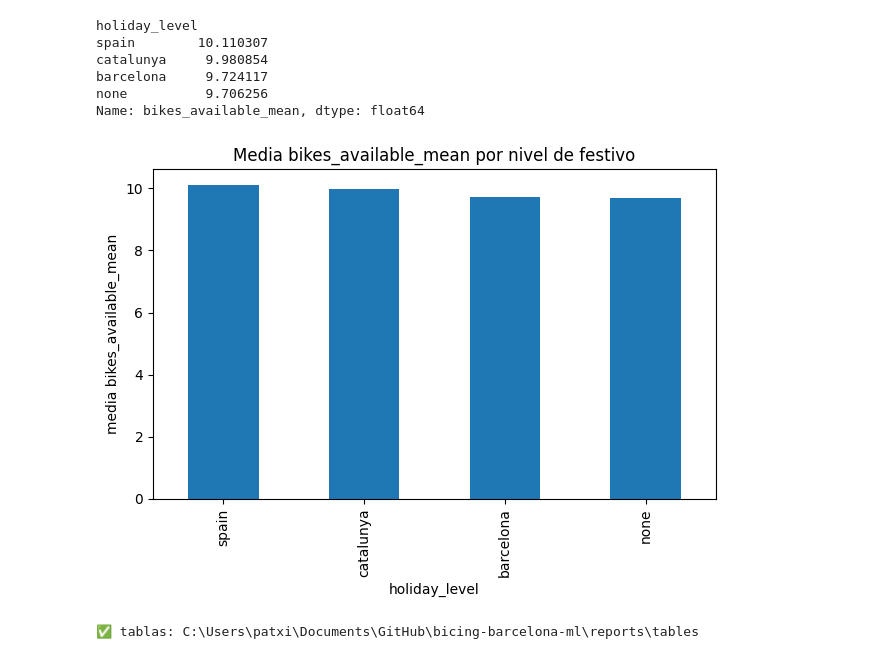
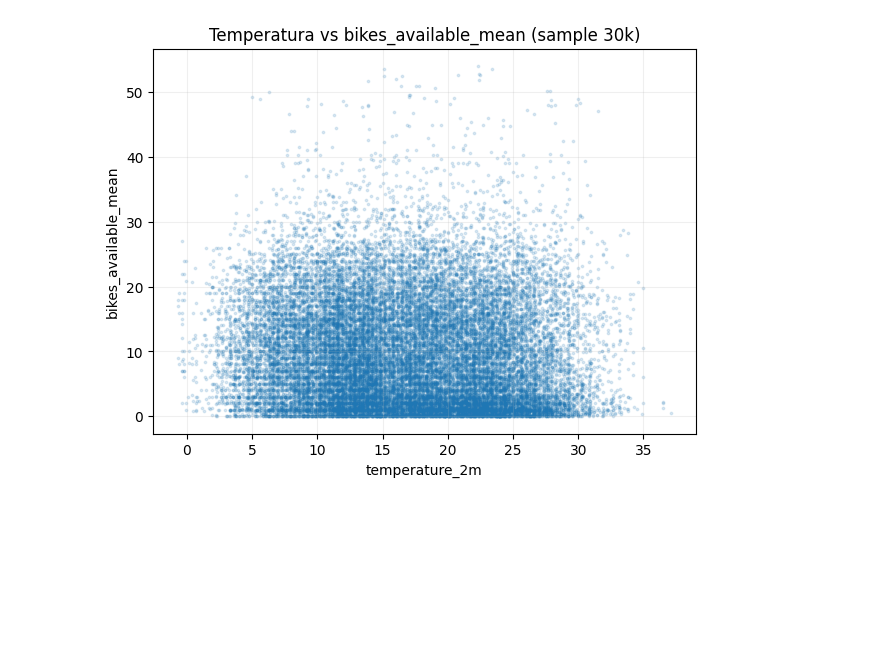
Before and after one commit to itspatxi/bicing-barcelona-ml, a Jupyter notebook: notebooks/eda/EDA_holidays.ipynb, the cells around one changed output. Drawn from its saved outputs; the diff is of its cells as text; code cells hidden in the pictures; blank space fills up the shorter version.

```diff
--- a/notebooks/eda/EDA_holidays.ipynb
+++ b/notebooks/eda/EDA_holidays.ipynb
@@ -115,16 +152,0 @@ mean holiday: 10.017738778877225
-# %%
-df["hour"] = df["time_hour"].dt.hour
-
-g = df.groupby(["hour", "is_holiday_any"], as_index=False)["bikes_available_mean"].mean()
-g0 = g[g["is_holiday_any"] == 0].set_index("hour")["bikes_available_mean"]
-g1 = g[g["is_holiday_any"] == 1].set_index("hour")["bikes_available_mean"]
-
-plt.figure()
-plt.plot(g0.index, g0.values, label="No festivo")
-plt.plot(g1.index, g1.values, label="Festivo (any)")
-plt.title("Media de bikes disponibles por hora")
-plt.xlabel("Hora")
-plt.ylabel("bikes_available_mean (media)")
-plt.legend()
-plt.tight_layout()
-plt.show()
@@ -197,43 +153,11 @@ hol_days.head(20)
-# %%
-def label_scope(row):
-    if int(row.get("is_holiday_barcelona", 0) or 0) == 1:
-        return "barcelona"
-    if int(row.get("is_holiday_catalunya", 0) or 0) == 1:
-        return "catalunya"
-    if int(row.get("is_holiday_spain", 0) or 0) == 1:
-        return "spain"
-    return "none"
-
-df["holiday_level"] = df.apply(label_scope, axis=1)
-
-scope_means = df.groupby("holiday_level")["bikes_available_mean"].mean().sort_values(ascending=False)
-scope_means
-# %% [output]
-holiday_level
-spain        10.110307
-catalunya     9.980854
-barcelona     9.724117
-none          9.706256
-Name: bikes_available_mean, dtype: float64
-# %%
-plt.figure()
-scope_means.plot(kind="bar")
-plt.title("Media bikes_available_mean por nivel de festivo")
-plt.ylabel("media bikes_available_mean")
-plt.tight_layout()
-plt.show()
-# %% [output]
-[figure, removed]
-# %%
-out_tables = ROOT / "reports" / "tables"
-out_figs = ROOT / "reports" / "figures"
-out_tables.mkdir(parents=True, exist_ok=True)
-out_figs.mkdir(parents=True, exist_ok=True)
-
-# Tablas
-wide.to_csv(out_tables / "eda_holiday_impact_by_hour.csv", index=True)
-hol_days.to_csv(out_tables / "eda_holiday_days_sample.csv", index=False)
-
-print("✅ tablas:", out_tables)
-# %% [output]
-✅ tablas: C:\Users\patxi\Documents\GitHub\bicing-barcelona-ml\reports\tables
+# %%
+tmp = df.sample(30000, random_state=7)  # para que no explote
+plt.figure(figsize=(7,5))
+plt.scatter(tmp["temperature_2m"], tmp["bikes_available_mean"], s=3, alpha=0.15)
+plt.title("Temperatura vs bikes_available_mean (sample 30k)")
+plt.xlabel("temperature_2m")
+plt.ylabel("bikes_available_mean")
+plt.grid(True, alpha=0.2)
+plt.show()
+# %% [output]
+[figure, added]
```
Also changed, not shown: parts of 16 cells of this notebook, 3 other files.
